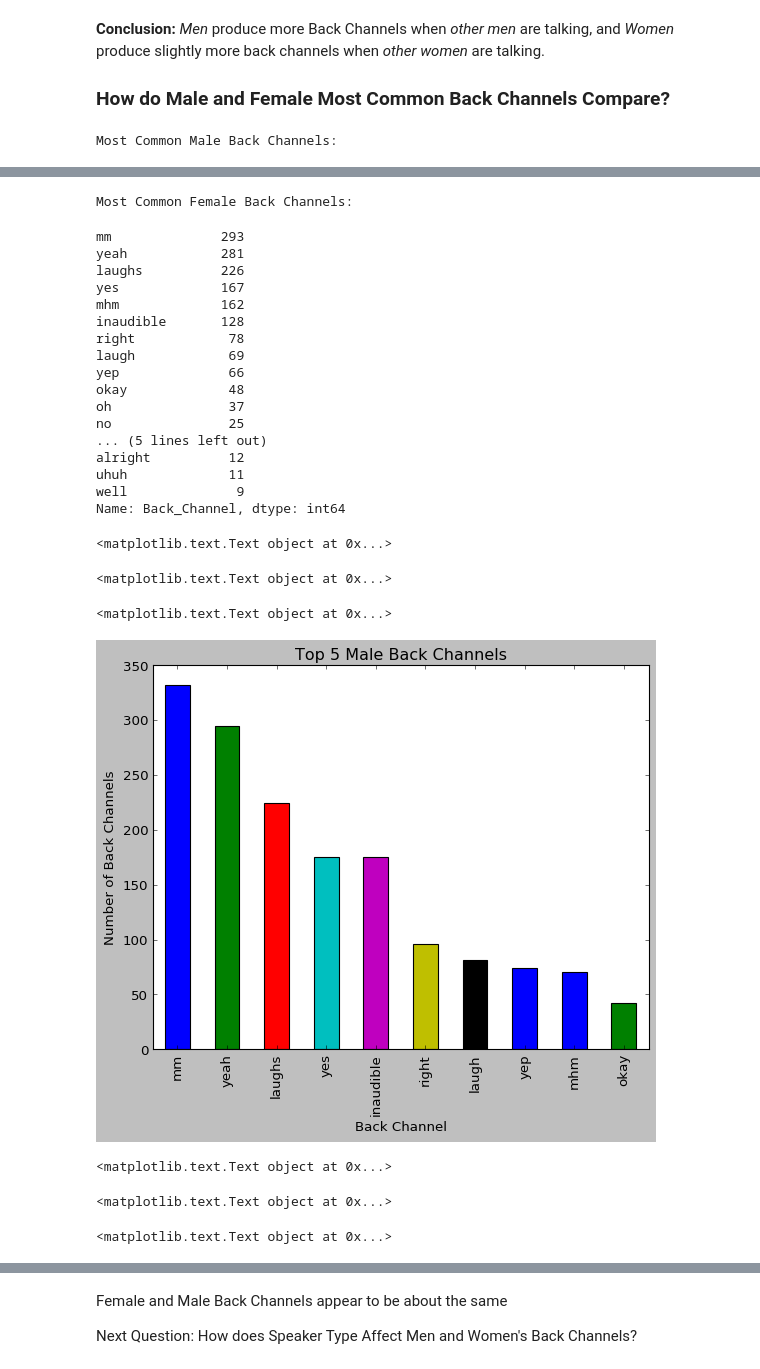
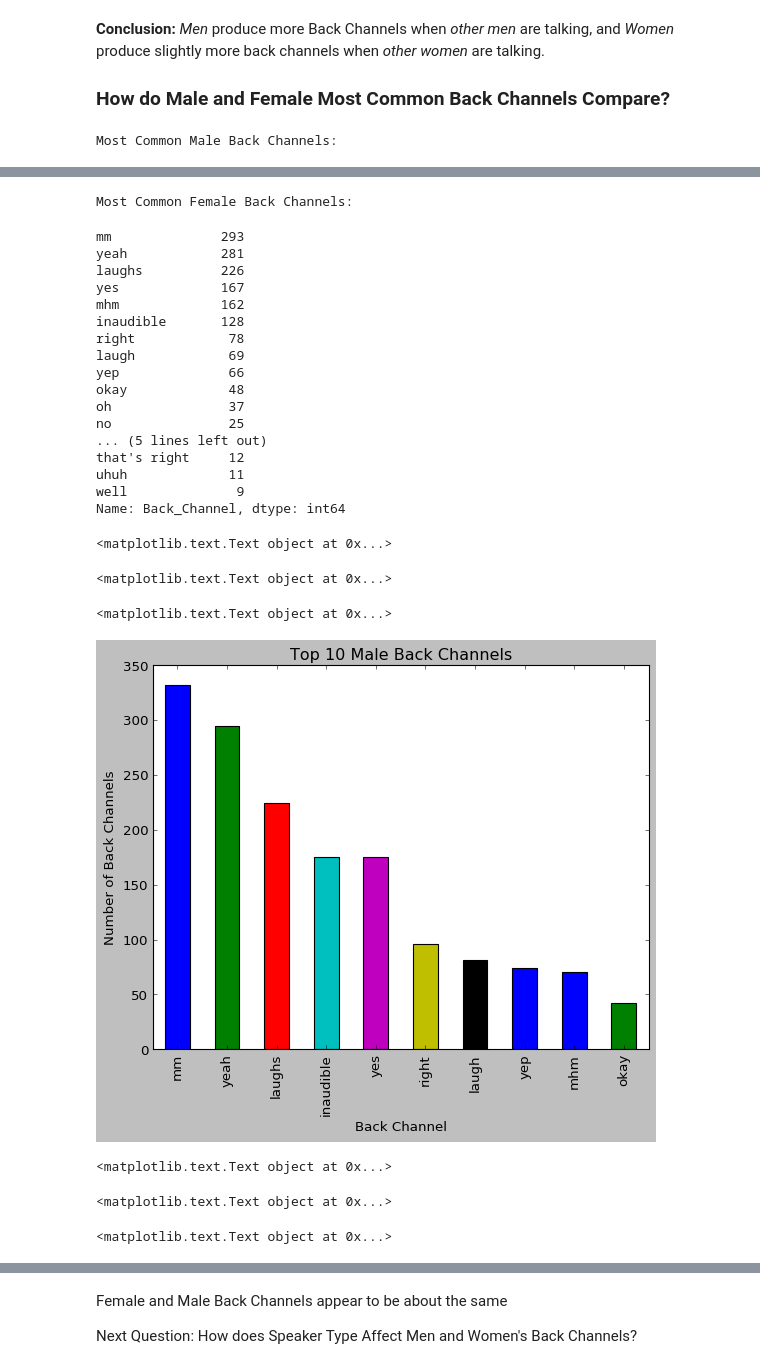
Before and after one commit to Data-Science-for-Linguists/Discourse-Analysis-ART-Corpus, a Jupyter notebook: analysis.ipynb, the cells around one changed output, grey strips where cells are left out. Cells and saved outputs as stored; diff of their text form; code cells hidden in the pictures.

```diff
--- a/analysis.ipynb
+++ b/analysis.ipynb
@@ -793,13 +793,13 @@ F_bk_df["Back_Channel"].value_counts()[:20]
 
 # creating graphs
 fig1 = M_bk_df["Back_Channel"].value_counts()[:10].plot.bar()
-plt.title("Top 5 Male Back Channels")
+plt.title("Top 10 Male Back Channels")
 plt.xlabel("Back Channel")
 plt.ylabel("Number of Back Channels")
 plt.show()
 
 fig2 = F_bk_df["Back_Channel"].value_counts()[:10].plot.bar()
-plt.title("Top 5 Female Back Channels")
+plt.title("Top 10 Female Back Channels")
 plt.xlabel("Back Channel")
 plt.ylabel("Number of Back Channels")
 plt.show()
@@ -819,35 +819,35 @@ laugh            81
 yep              74
 mhm              70
 okay             42
 uh               30
 oh               29
 ... (5 lines left out)
 well              9
 thank you         8
 alright           7
 Name: Back_Channel, dtype: int64
 Most Common Female Back Channels:
 mm              293
 yeah            281
 laughs          226
 yes             167
 mhm             162
 inaudible       128
 right            78
 laugh            69
 yep              66
 okay             48
 oh               37
 no               25
 ... (5 lines left out)
-alright          12
+that's right     12
 uhuh             11
 well              9
 Name: Back_Channel, dtype: int64
 <matplotlib.text.Text object at 0x...>
 <matplotlib.text.Text object at 0x...>
 <matplotlib.text.Text object at 0x...>
-[figure, old version]
+[figure, new version]
 <matplotlib.text.Text object at 0x...>
 <matplotlib.text.Text object at 0x...>
 <matplotlib.text.Text object at 0x...>
```
Also changed, not shown: parts of 5 cells of this notebook, 1 other file.
